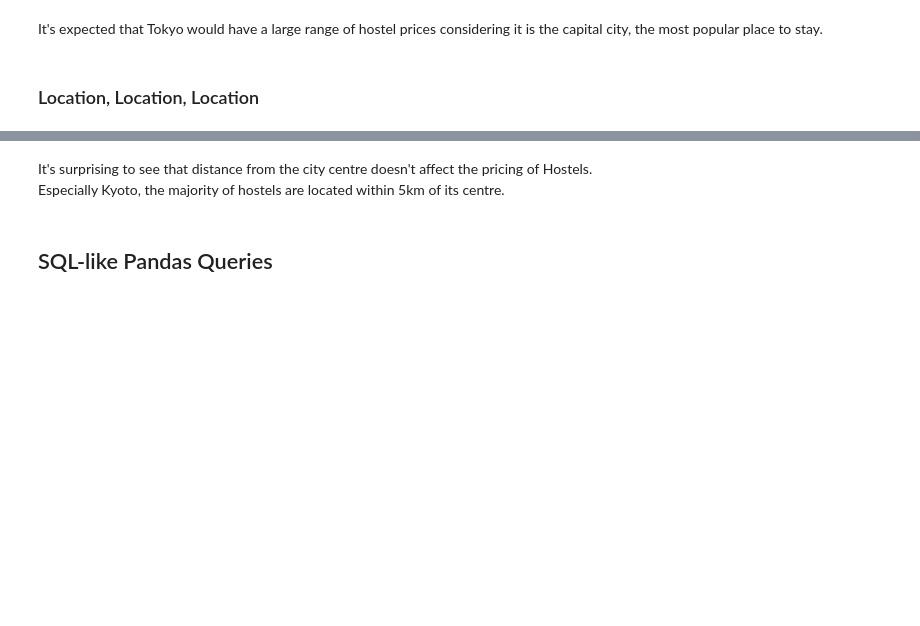
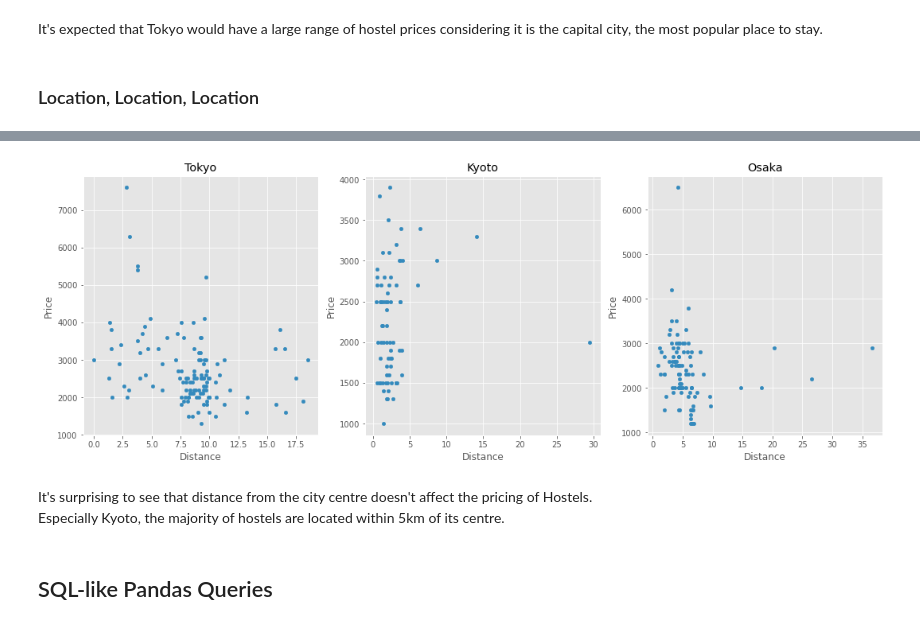
Before and after one commit to tangarts/hostel-world-jp, a Jupyter notebook: japan-hostel.ipynb, the cells around one changed output, grey strips where cells are left out. Drawn from its saved outputs; the diff is of its cells as text; code cells hidden in the pictures; blank space fills up the shorter version.

```diff
--- a/japan-hostel.ipynb
+++ b/japan-hostel.ipynb
@@ -104,3 +119,14 @@ plt.show()
+# %%
+# kyoto
+fig, ax = plt.subplots(1,3, figsize = (18,6),)
+fig.subplots_adjust(hspace=0.2, wspace=0.2)
+hostel[(hostel.City == 'Tokyo')].plot.scatter(x='Distance', y='Price', ax=ax[0], title='Tokyo',)
+hostel[(hostel.City == 'Kyoto')].plot.scatter(x='Distance', y='Price', ax=ax[1], title='Kyoto',)
+hostel[(hostel.City == 'Osaka')].plot.scatter(x='Distance', y='Price', ax=ax[2], title='Osaka',)
+
+plt.show()
+# %% [output]
+[figure, added]
 # %% [markdown]
 It's surprising to see that distance from the city centre doesn't affect the pricing of Hostels.
 Especially Kyoto, the majority of hostels are located within 5km of its centre.
```
Also changed, not shown: parts of 4 cells of this notebook, 2 other files.
